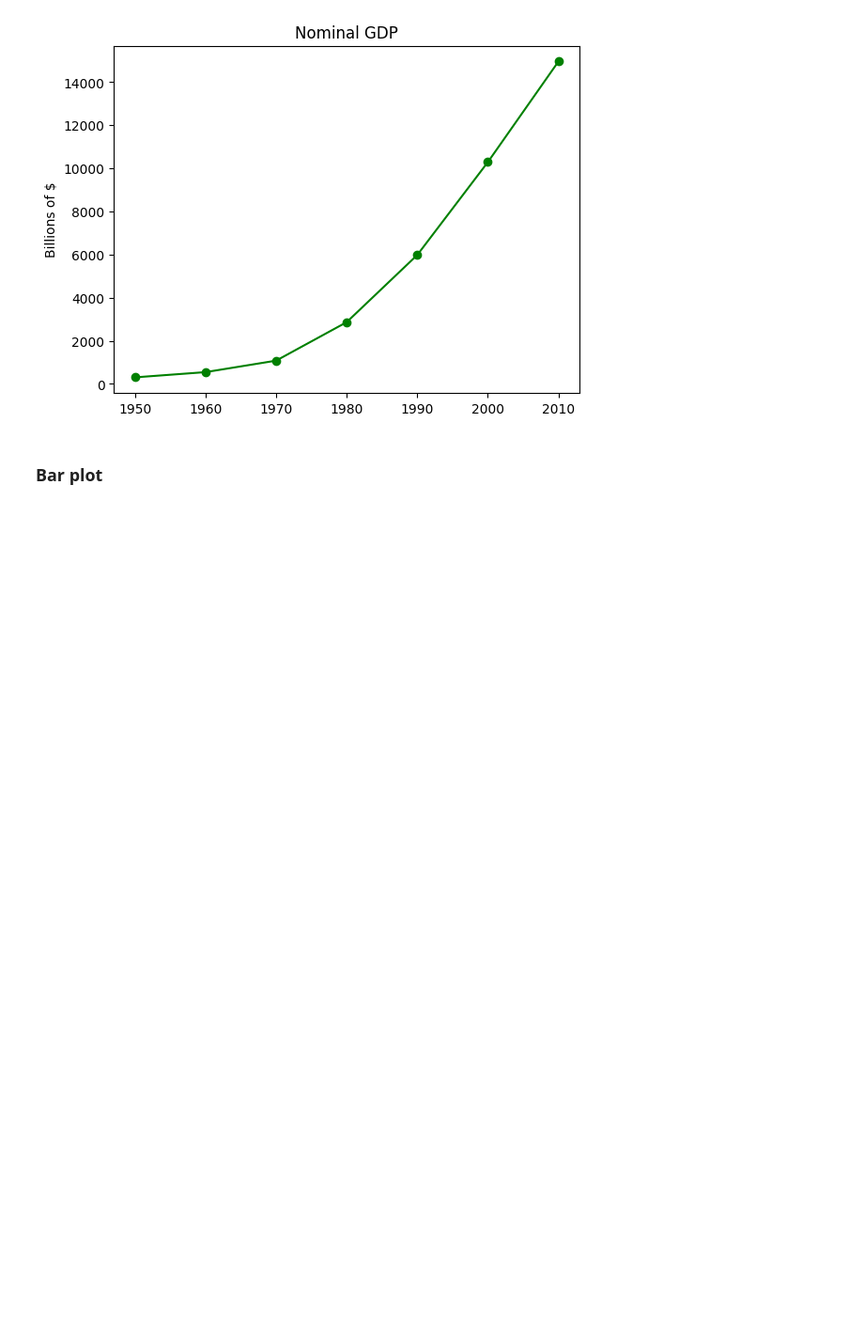
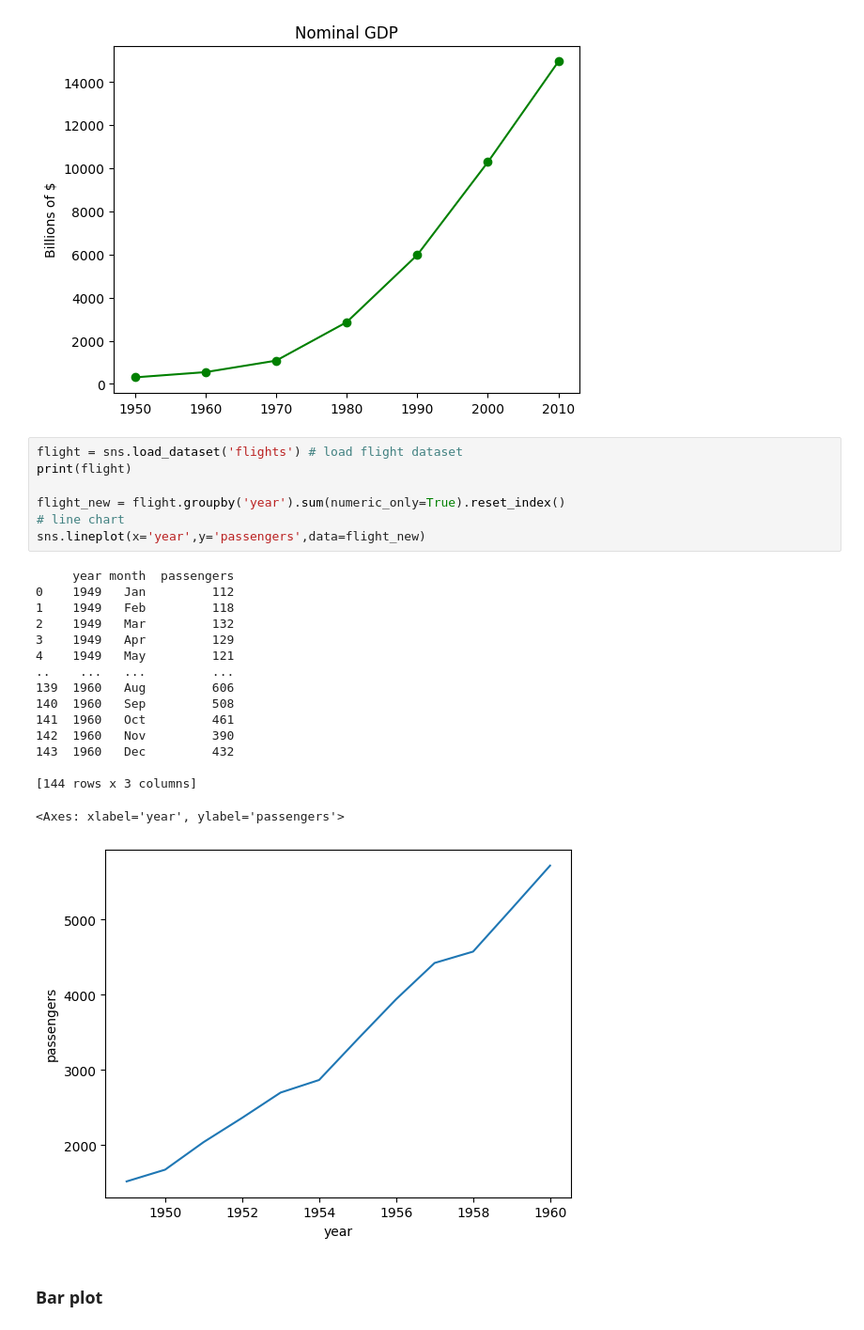
Before and after one commit to UkeshThapa/Summer-ML-Training, a Jupyter notebook: data_science_course.ipynb, the cells around one changed output. Shown at 94% size. Drawn from its saved outputs; the diff is of its cells as text; blank space fills up the shorter version.

Commit message:
datascience visualization

```diff
--- a/data_science_course.ipynb
+++ b/data_science_course.ipynb
@@ -182,6 +200,30 @@ plt.ylabel("Billions of $")
 plt.show()
 # %% [output]
 [figure]
+# %%
+flight = sns.load_dataset('flights') # load flight dataset
+print(flight)
+
+flight_new = flight.groupby('year').sum(numeric_only=True).reset_index()
+# line chart
+sns.lineplot(x='year',y='passengers',data=flight_new)
+# %% [output]
+     year month  passengers
+0    1949   Jan         112
+1    1949   Feb         118
+2    1949   Mar         132
+3    1949   Apr         129
+4    1949   May         121
+..    ...   ...         ...
+139  1960   Aug         606
+140  1960   Sep         508
+141  1960   Oct         461
+142  1960   Nov         390
+143  1960   Dec         432
+
+[144 rows x 3 columns]
+<Axes: xlabel='year', ylabel='passengers'>
+[figure, added]
 # %% [markdown]
 ### Bar plot
 # %%
```
Also changed, not shown: parts of 25 cells of this notebook.
